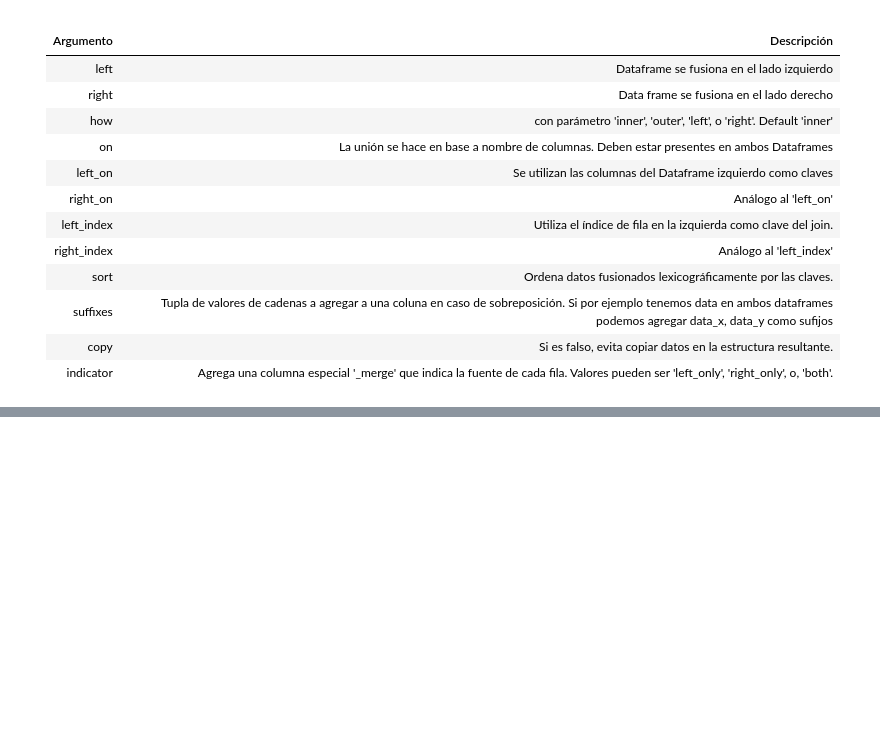
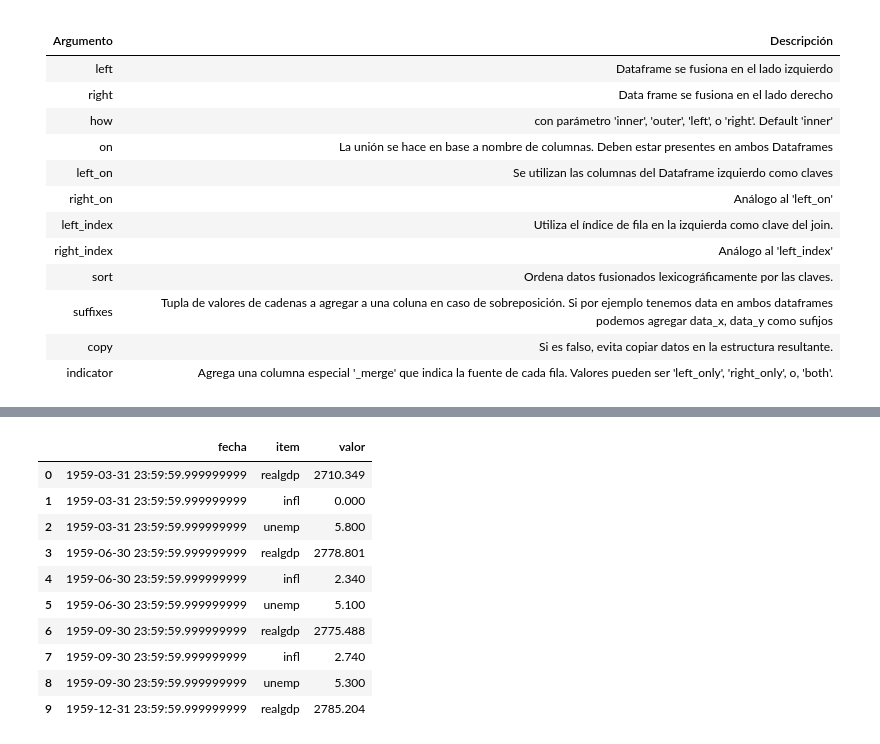
Before and after one commit to ri1965/DataScience, a Jupyter notebook: 6.Gestion_de_datos/Gestion_de_datos.ipynb, the cells around one changed output, grey strips where cells are left out. Drawn from its saved outputs; the diff is of its cells as text; code cells hidden in the pictures; blank space fills up the shorter version.

```diff
--- a/6.Gestion_de_datos/Gestion_de_datos.ipynb
+++ b/6.Gestion_de_datos/Gestion_de_datos.ipynb
@@ -152,0 +460,14 @@ indicator|Agrega una columna especial '_merge' que indica la fuente de cada fila
+# %%
+ldata[:10]
+# %% [output]
+|  | fecha | item | valor |
+| 0 | 1959-03-31 23:59:59.999999999 | realgdp | 2710.349 |
+| 1 | 1959-03-31 23:59:59.999999999 | infl | 0.000 |
+| 2 | 1959-03-31 23:59:59.999999999 | unemp | 5.800 |
+| 3 | 1959-06-30 23:59:59.999999999 | realgdp | 2778.801 |
+| 4 | 1959-06-30 23:59:59.999999999 | infl | 2.340 |
+| 5 | 1959-06-30 23:59:59.999999999 | unemp | 5.100 |
+| 6 | 1959-09-30 23:59:59.999999999 | realgdp | 2775.488 |
+| 7 | 1959-09-30 23:59:59.999999999 | infl | 2.740 |
+| 8 | 1959-09-30 23:59:59.999999999 | unemp | 5.300 |
+| 9 | 1959-12-31 23:59:59.999999999 | realgdp | 2785.204 |
```
Also changed, not shown: parts of 65 cells of this notebook.
